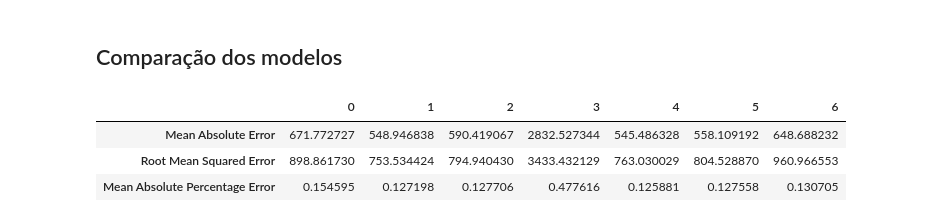
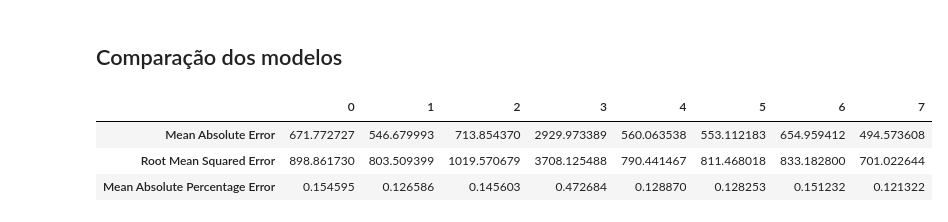
Before and after one commit to flohmannjr/PJI410, a Jupyter notebook: PJI410_projeções_de_notificações.ipynb, the cells around one changed output. Saved outputs shown, nothing was run; the diff lists cells and outputs as text; code cells hidden in the pictures.

Commit message:
Add modelo 7

```diff
--- a/PJI410_projeções_de_notificações.ipynb
+++ b/PJI410_projeções_de_notificações.ipynb
@@ -200,7 +193,7 @@ janelas_treino, janelas_teste, horizontes_treino, horizontes_teste = separar_jan
 
 set_global_determinism(seed=SEMENTE)
 
-modelo_nome = 'modelo_2_denso_14j_1h'
+modelo_nome = f'modelo_2_denso_14j_1h'
 
 modelos[2] = Sequential(name=modelo_nome)
 
@@ -222,4 +215,8 @@ modelos[2].fit(x=janelas_treino,
 modelos[2] = load_model(os.path.join(CAMINHO_MARCOS, modelo_nome))
 
 previsoes = modelos[2].predict(janelas_teste, verbose=0)
+
+metricas[2] = metricas_modelo(horizontes_teste[:, -1], y_previsao=previsoes[:, -1])
+
+# print(metricas[2])
 # %% [output]
@@ -544,0 +517,35 @@ metricas[6]
+# %%
+%%time
+
+set_global_determinism(seed=SEMENTE)
+
+modelo_nome = f'modelo_7_profundo_7j_1h'
+
+modelos[7] = Sequential(name=modelo_nome)
+
+for p in range(5, 13):
+    neuronios = 2 ** p
+    [modelos[7].add(Dense(units=neuronios, kernel_initializer=CAMADA_INICIALIZADOR, activation=CAMADA_ATIVACAO, name=f'camada_oculta_{neuronios}_{c}')) for c in range(int(CAMADAS / 2))]
+
+modelos[7].add(Dense(units=32, kernel_initializer=CAMADA_INICIALIZADOR, activation=CAMADA_ATIVACAO, name=f'camada_oculta_32'))
+modelos[7].add(Dense(units=horizonte_tamanho, activation=SAIDA_ATIVACAO, name='camada_saida'))
+
+modelos[7].compile(loss=PERDA,
+                   optimizer=OTIMIZADOR(learning_rate=APRENDIZADO),
+                   metrics=METRICAS)
+
+modelos[7].fit(x=janelas_treino,
+               y=horizontes_treino,
+               epochs=ITERACOES,
+               batch_size=LOTE_TAMANHO,
+               validation_data=(janelas_teste, horizontes_teste),
+               callbacks=[criar_marco_modelo(modelo_nome, caminho=CAMINHO_MARCOS)],
+               verbose=0)
+
+modelos[7] = load_model(os.path.join(CAMINHO_MARCOS, modelo_nome))
+
+previsoes = modelos[7].predict(janelas_teste, verbose=0)
+
+metricas[7] = metricas_modelo(horizontes_teste[:, -1], y_previsao=previsoes[:, -1])
+
+# print(metricas[7])
@@ -546,12 +559,14 @@ metricas[6]
 ## Comparação dos modelos
 # %%
 df_metricas = pd.DataFrame([m for m in metricas if m is not None])
-df_metricas.T
+
+with pd.option_context('display.max_columns', None):
+    display(df_metricas.T)
 # %% [output]
-|  | 0 | 1 | 2 | 3 | 4 | 5 | 6 |
-| Mean Absolute Error | 671.772727 | 548.946838 | 590.419067 | 2832.527344 | 545.486328 | 558.109192 | 648.688232 |
-| Root Mean Squared Error | 898.861730 | 753.534424 | 794.940430 | 3433.432129 | 763.030029 | 804.528870 | 960.966553 |
-| Mean Absolute Percentage Error | 0.154595 | 0.127198 | 0.127706 | 0.477616 | 0.125881 | 0.127558 | 0.130705 |
+|  | 0 | 1 | 2 | 3 | 4 | 5 | 6 | 7 |
+| Mean Absolute Error | 671.772727 | 546.679993 | 713.854370 | 2929.973389 | 560.063538 | 553.112183 | 654.959412 | 494.573608 |
+| Root Mean Squared Error | 898.861730 | 803.509399 | 1019.570679 | 3708.125488 | 790.441467 | 811.468018 | 833.182800 | 701.022644 |
+| Mean Absolute Percentage Error | 0.154595 | 0.126586 | 0.145603 | 0.472684 | 0.128870 | 0.128253 | 0.151232 | 0.121322 |
 # %%
 df_metricas['Mean Absolute Error'].sort_values()
 # %% [output]
```
Also changed, not shown: parts of 32 cells of this notebook.
